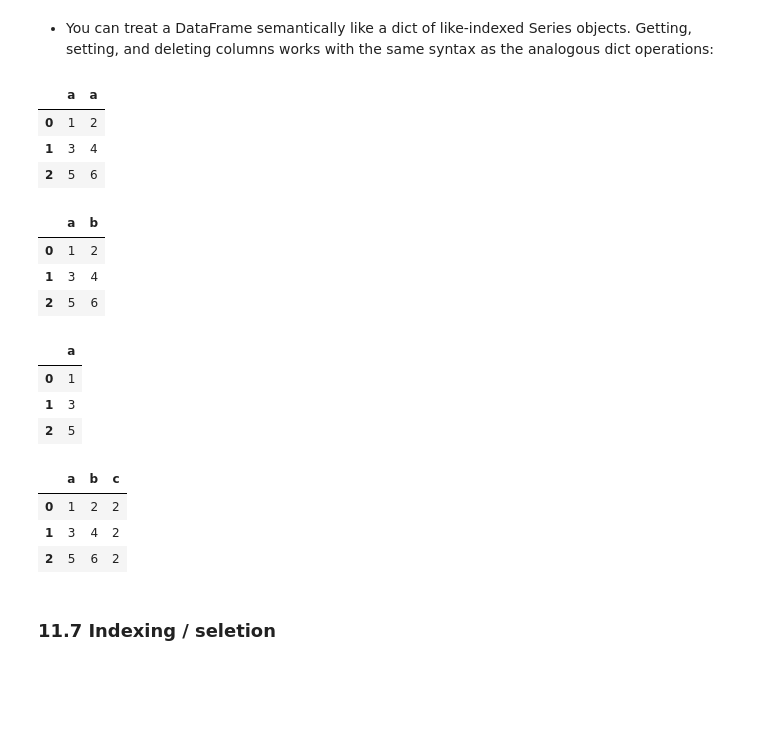
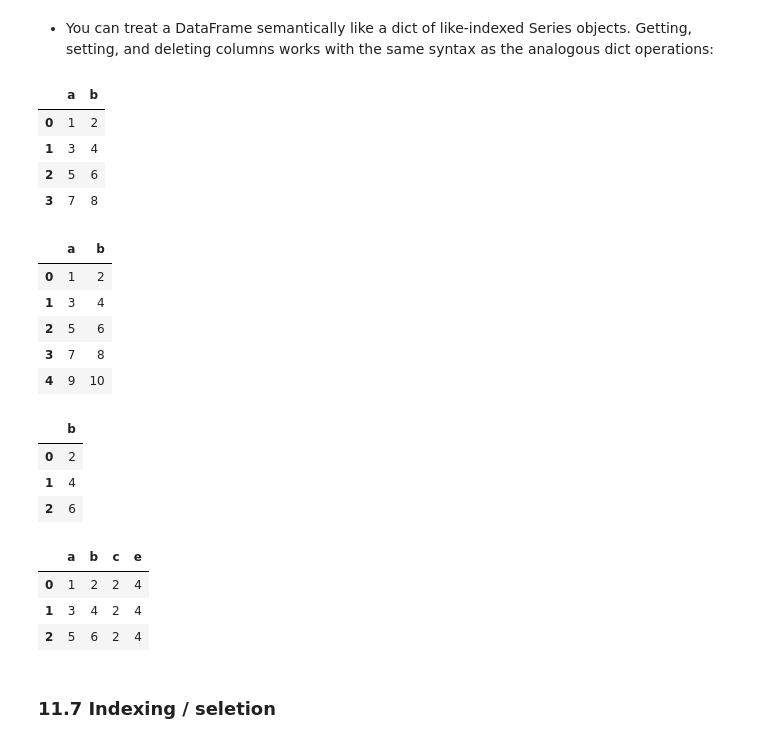
Before and after one commit to IAT-ExploringAI-2024/Week1---Intro-to-Python, a Jupyter notebook: Introduction_to_Python.ipynb, the cells around one changed output. Drawn from its saved outputs; the diff is of its cells as text; code cells hidden in the pictures; blank space fills up the shorter version.

```diff
--- a/Introduction_to_Python.ipynb
+++ b/Introduction_to_Python.ipynb
@@ -1377,15 +1377,18 @@ df
 # %% [markdown]
  - You can treat a DataFrame semantically like a dict of like-indexed Series objects. Getting, setting, and deleting columns works with the same syntax as the analogous dict operations:
 # %%
-df = pd.DataFrame([[1,2],[3,4],[5,6]], columns=['a','a']) # you can adress column by index
+import pandas as pd
+df = pd.DataFrame([[1,2],[3,4],[5,6],[7,8]], columns=['a','b']) # you can adress column by index
 df
 # %% [output]
-|  | a | a |
+|  | a | b |
 | 0 | 1 | 2 |
 | 1 | 3 | 4 |
 | 2 | 5 | 6 |
+| 3 | 7 | 8 |
 # %%
-df = pd.DataFrame([[1,2],[3,4],[5,6]], columns=['a','a'])
+import pandas as pd
+df = pd.DataFrame([[1,2],[3,4],[5,6],[7,8],[9,10]], columns=['a','a'])
 df.columns = ['a','b']  # rename column
 df
 # %% [output]
@@ -1393,24 +1396,28 @@ df
 | 0 | 1 | 2 |
 | 1 | 3 | 4 |
 | 2 | 5 | 6 |
+| 3 | 7 | 8 |
+| 4 | 9 | 10 |
 # %%
-df = pd.DataFrame([[1,2],[3,4],[5,6]], columns=['a','b'])
-del df['b']   # delete column
+df = pd.DataFrame([[1,2],[3,4],[5,6]], columns=['a','b']) #a and b column
+del df['a']   # delete column 'a'
 df
 # %% [output]
-|  | a |
-| 0 | 1 |
-| 1 | 3 |
-| 2 | 5 |
+|  | b |
+| 0 | 2 |
+| 1 | 4 |
+| 2 | 6 |
 # %%
+import pandas as pd
 df = pd.DataFrame([[1,2],[3,4],[5,6]], columns=['a','b'])
-df['c']='2'   #add new column c and fill with 2
+df['c']='2' #add new column c and fill with 2
+df['e']='4'  #add new column e and fill with 4
 df
 # %% [output]
-|  | a | b | c |
-| 0 | 1 | 2 | 2 |
-| 1 | 3 | 4 | 2 |
-| 2 | 5 | 6 | 2 |
+|  | a | b | c | e |
+| 0 | 1 | 2 | 2 | 4 |
+| 1 | 3 | 4 | 2 | 4 |
+| 2 | 5 | 6 | 2 | 4 |
 # %% [markdown]
 ### 11.7 Indexing / seletion
 # %% [markdown]
```
Also changed, not shown: parts of 18 cells of this notebook.
